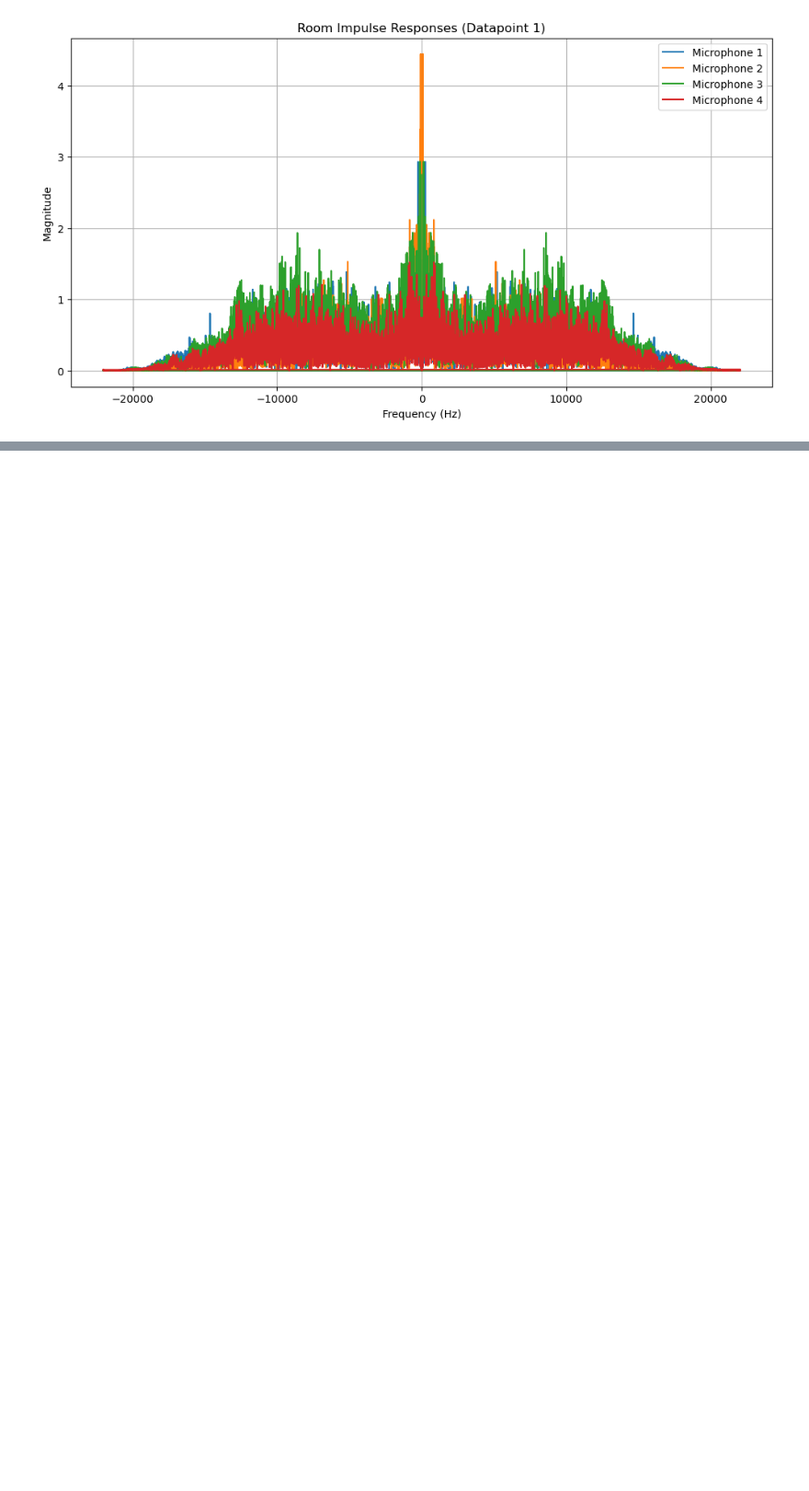
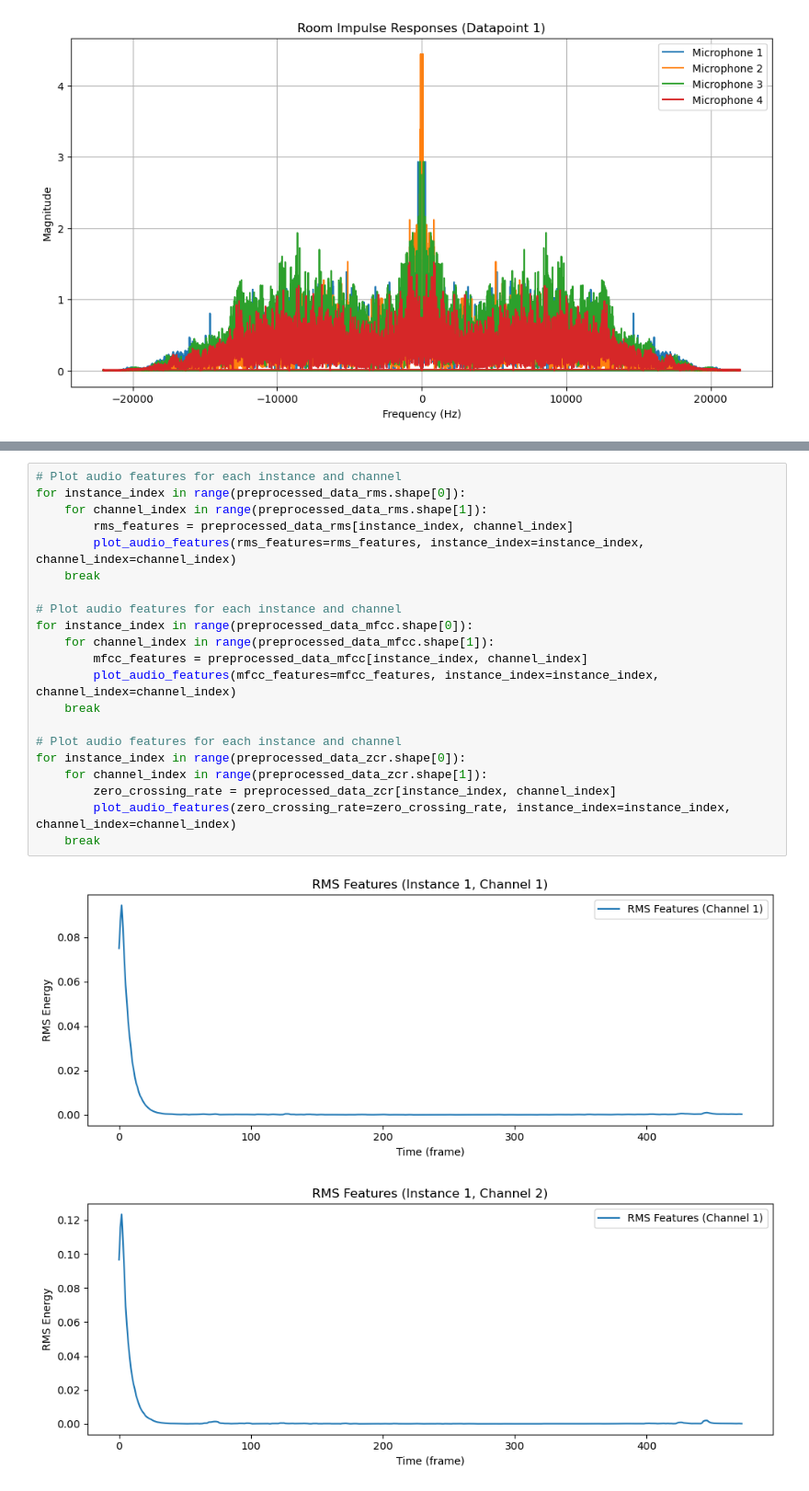
Before and after one commit to christopherT02/Acoustic-Hackathon, a Jupyter notebook: src/data.ipynb, the cells around one changed output, grey strips where cells are left out. Shown at 92% size. Drawn from its saved outputs; the diff is of its cells as text; blank space fills up the shorter version.

```diff
--- a/src/data.ipynb
+++ b/src/data.ipynb
@@ -124,0 +231,24 @@ plt.show()
+# %%
+# Plot audio features for each instance and channel
+for instance_index in range(preprocessed_data_rms.shape[0]):
+    for channel_index in range(preprocessed_data_rms.shape[1]):
+        rms_features = preprocessed_data_rms[instance_index, channel_index]
+        plot_audio_features(rms_features=rms_features, instance_index=instance_index, channel_index=channel_index)
+    break
+
+# Plot audio features for each instance and channel
+for instance_index in range(preprocessed_data_mfcc.shape[0]):
+    for channel_index in range(preprocessed_data_mfcc.shape[1]):
+        mfcc_features = preprocessed_data_mfcc[instance_index, channel_index]
+        plot_audio_features(mfcc_features=mfcc_features, instance_index=instance_index, channel_index=channel_index)
+    break
+
+# Plot audio features for each instance and channel
+for instance_index in range(preprocessed_data_zcr.shape[0]):
+    for channel_index in range(preprocessed_data_zcr.shape[1]):
+        zero_crossing_rate = preprocessed_data_zcr[instance_index, channel_index]
+        plot_audio_features(zero_crossing_rate=zero_crossing_rate, instance_index=instance_index, channel_index=channel_index)
+    break
+# %% [output]
+[figure, added]
+[figure, added]
```
Also changed, not shown: parts of 11 cells of this notebook.
